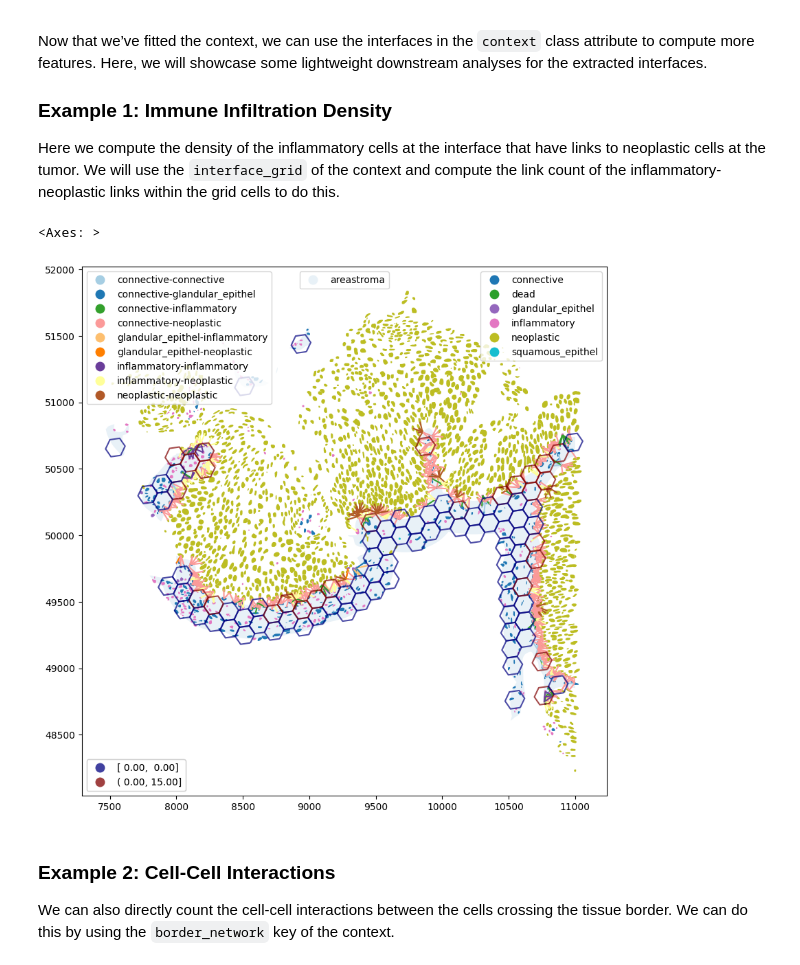
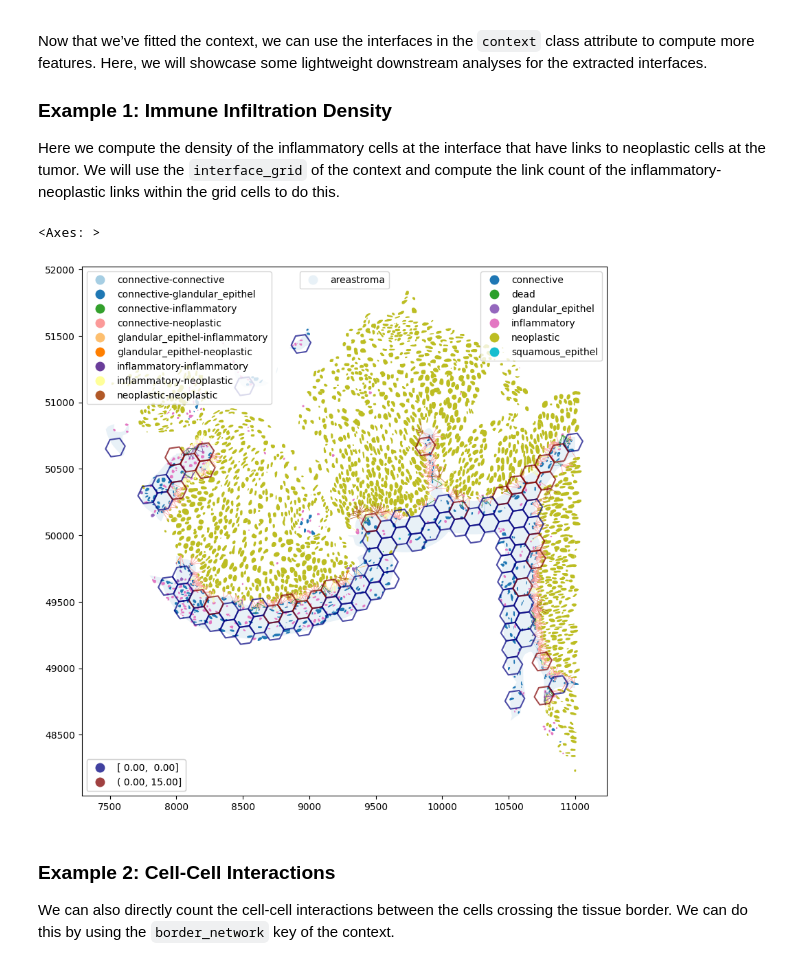
Before and after one commit to okunator/cellseg_gsontools, a Jupyter notebook: docs/user_guide/spatial_contexts/interface_context.ipynb, the cells around one changed output. Drawn from its saved outputs; the diff is of its cells as text; code cells hidden in the pictures.

```diff
--- a/docs/user_guide/spatial_contexts/interface_context.ipynb
+++ b/docs/user_guide/spatial_contexts/interface_context.ipynb
@@ -61,7 +61,6 @@ icsp = InterfaceContext(
     num_processes=1,  # Number of processes to use
     graph_type="distband",  # Use a distance band graph (distance thresholded KNN-graph)
     dist_thresh=90,  # Distance threshold for the graph
-    backend="geopandas",  # Use geopandas for fitting
     grid_type="hex",  # Use a hexagonal grid
     resolution=10,  # Resolution of the grid
 )
@@ -146,34 +150,35 @@ link_gdf = weights2gdf(icsp.cell_gdf, w)
 iface_grid = grid_classify(
     grid=icsp.context[0]["interface_grid"],
     objs=link_gdf,
     metric_func=get_infiltration_cnt,
     predicate="intersects",
     new_col_names="infiltrate_cnt",
     parallel=False,
 )
 
 # bin the grid cells into two classes ("has infiltration" and "no infiltration")
 col = "infiltrate_cnt"
 bins = mapclassify.Quantiles(iface_grid[col], k=2)
 iface_grid["infiltrate_density_level"] = bins.yb
 
 immune_density_plot = plot_all(
     icsp.context[0]["interface_area"],
     pd.concat([icsp.context[0]["roi_cells"], icsp.context[0]["interface_cells"]]),
     grid_gdf=iface_grid.copy(),
     network_gdf=link_gdf.copy(),
     figsize=(10, 10),
     grid_col="infiltrate_density_level",
     grid_cmap="jet",
     grid_n_bins=bins.k,
     show_legends=True,
+    edge_kws={"linewidth": 0.5},
 )
 mapping = dict([(i, s) for i, s in enumerate(bins.get_legend_classes())])
 replace_legend_items(immune_density_plot.get_legend(), mapping)
 immune_density_plot
 # %% [output]
 <Axes: >
-[figure, old version]
+[figure, new version]
 # %% [markdown]
 ### Example 2: Cell-Cell Interactions
 
```
Also changed, not shown: parts of 3 cells of this notebook, 4 other files.
